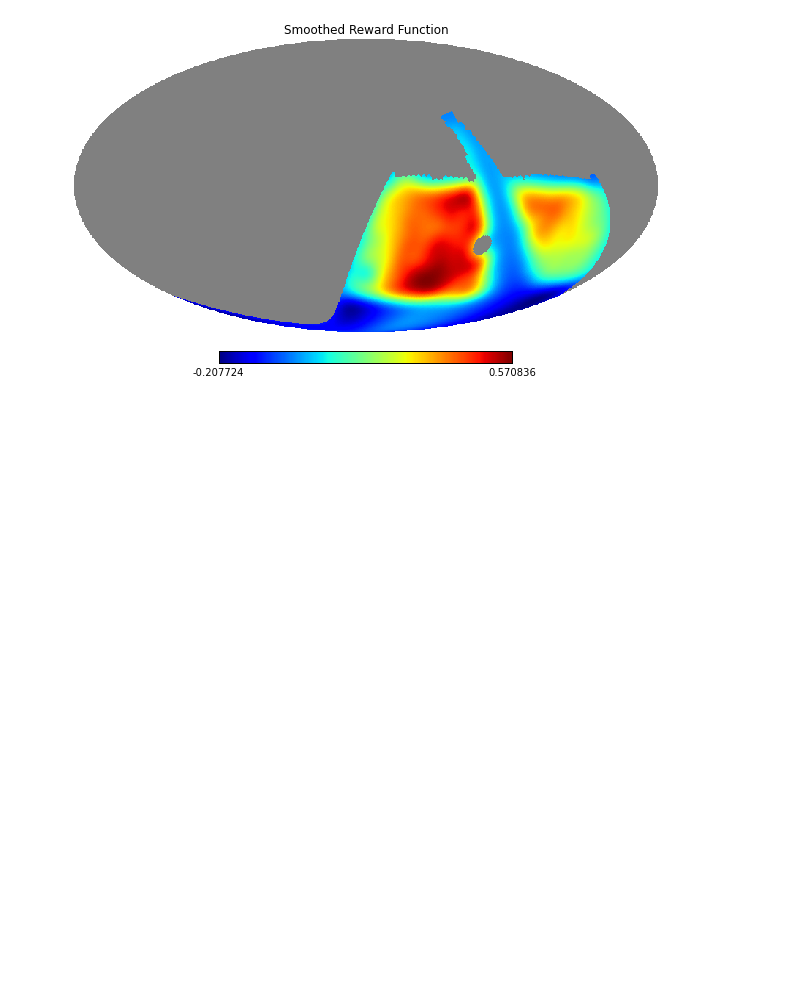
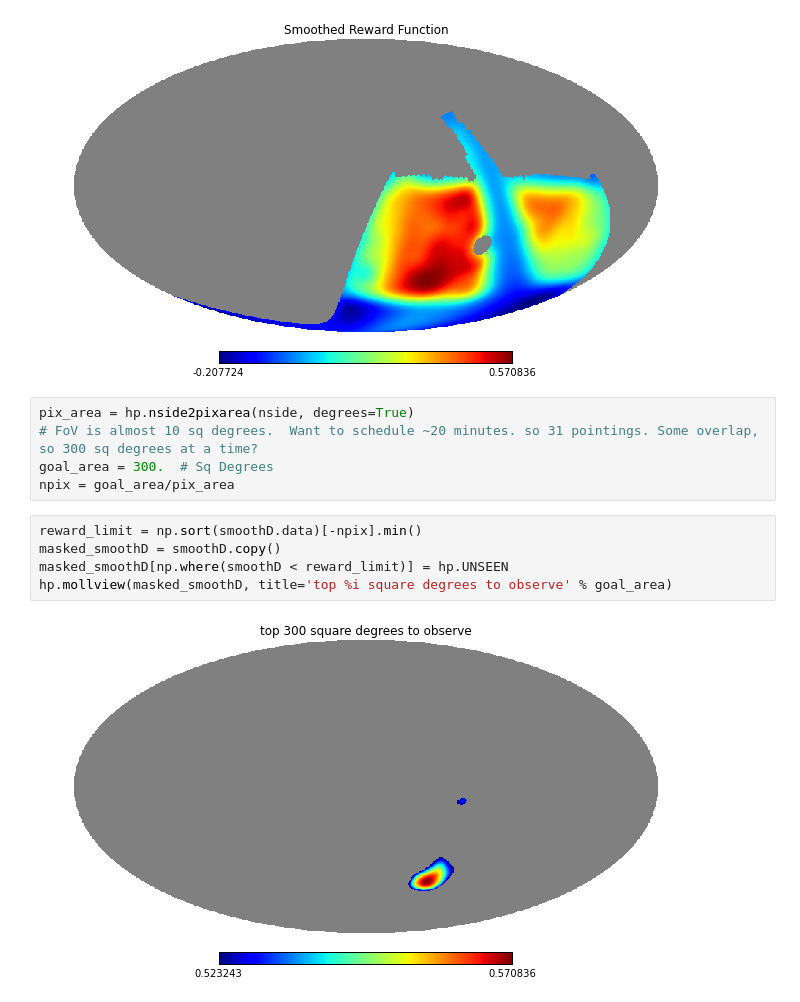
Before and after one commit to yoachim/ScratchStuff, a Jupyter notebook: sched_region_define/Define_regions.ipynb, the cells around one changed output. Cells and saved outputs as stored; diff of their text form; blank space fills up the shorter version.

Commit message:
plot just the peak too

```diff
--- a/sched_region_define/Define_regions.ipynb
+++ b/sched_region_define/Define_regions.ipynb
@@ -158,3 +158,15 @@ Sigma is 254.796540 arcmin (0.074117 rad)
 Sigma is 0.000000 arcmin (0.000000 rad)
 -> fwhm is 0.000000 arcmin
 [figure]
+# %%
+pix_area = hp.nside2pixarea(nside, degrees=True)
+# FoV is almost 10 sq degrees.  Want to schedule ~20 minutes. so 31 pointings. Some overlap, so 300 sq degrees at a time?
+goal_area = 300.  # Sq Degrees
+npix = goal_area/pix_area
+# %%
+reward_limit = np.sort(smoothD.data)[-npix].min()
+masked_smoothD = smoothD.copy()
+masked_smoothD[np.where(smoothD < reward_limit)] = hp.UNSEEN
+hp.mollview(masked_smoothD, title='top %i square degrees to observe' % goal_area)
+# %% [output]
+[figure, added]
```
